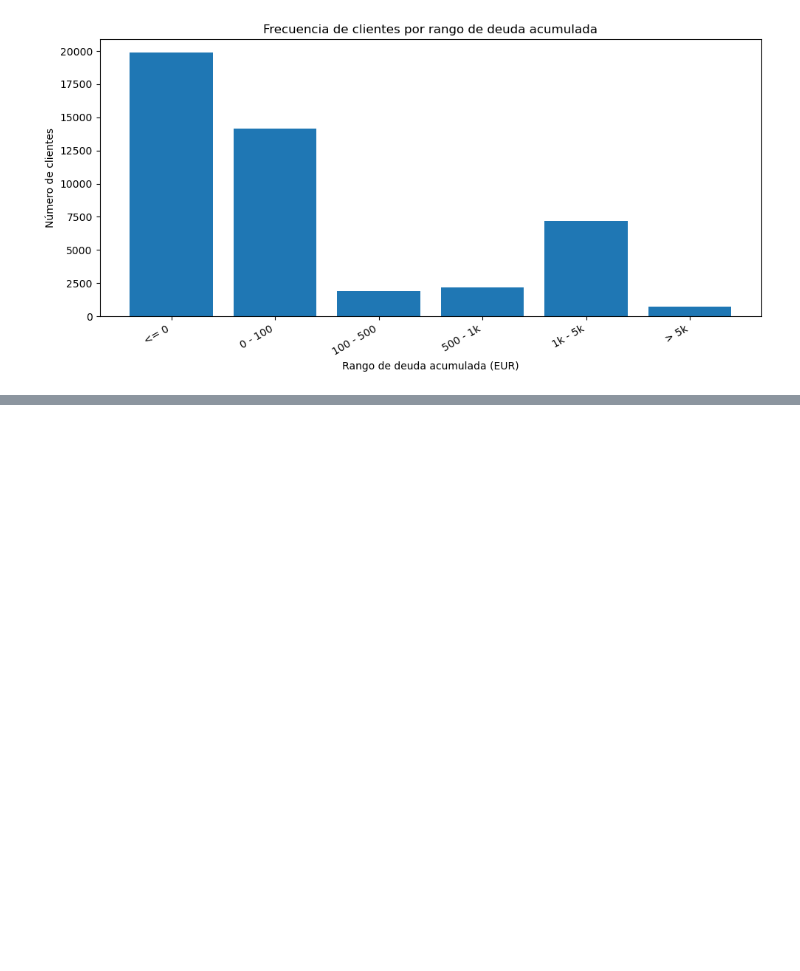
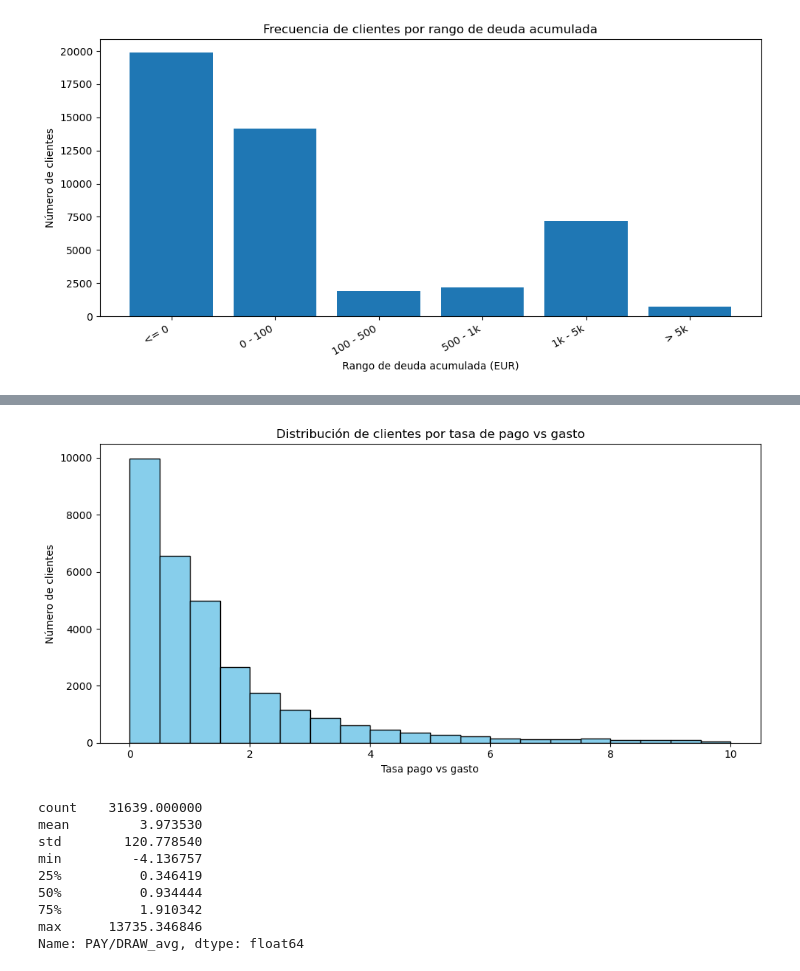
Before and after one commit to Jobo136/FinPlusAnalytics_JohnVonFumann, a Jupyter notebook: notebooks/metricas.ipynb, the cells around one changed output, grey strips where cells are left out. Saved outputs shown, nothing was run; the diff lists cells and outputs as text; code cells hidden in the pictures; blank space fills up the shorter version.

```diff
--- a/notebooks/metricas.ipynb
+++ b/notebooks/metricas.ipynb
@@ -1012,0 +1245,44 @@ plt.show()
+# %%
+# Cálculo de tasa de utilización
+w = Window.partitionBy("CLIENT_ID").orderBy(F.col("DATE").desc())
+w1 = Window.partitionBy("CLIENT_ID") \
+          .orderBy(F.col("DATE").asc()) \
+          .rowsBetween(Window.unboundedPreceding, Window.currentRow)
+
+df_util = behavioural_df \
+    .withColumn("PAY/DRAW", F.when(F.col("CREDIT_CARD_DRAWINGS") != 0,
+                                F.col("CREDIT_CARD_PAYMENT") / F.col("CREDIT_CARD_DRAWINGS"))
+                           .otherwise(None)) \
+    .withColumn("PAY/DRAW_avg", F.avg("PAY/DRAW").over(w1))
+
+df_util_latest = (
+    df_util
+    .withColumn("row_num", F.row_number().over(w))
+    .filter(F.col("row_num") == 1)
+    .drop("row_num")
+)
+
+pdf = df_util_latest.select("CLIENT_ID", "PAY/DRAW_avg").toPandas()
+
+# Histograma con matplotlib (bins ajustables)
+plt.figure(figsize=(10,5))
+plt.hist(pdf["PAY/DRAW_avg"], bins=20, range=(0,10), color='skyblue', edgecolor='black')
+plt.xlabel("Tasa pago vs gasto")
+plt.ylabel("Número de clientes")
+plt.title("Distribución de clientes por tasa de pago vs gasto")
+plt.tight_layout()
+plt.show()
+
+
+pdf["PAY/DRAW_avg"].describe()
+# %% [output]
+[figure, added]
+count    31639.000000
+mean         3.973530
+std        120.778540
+min         -4.136757
+25%          0.346419
+50%          0.934444
+75%          1.910342
+max      13735.346846
+Name: PAY/DRAW_avg, dtype: float64
```
Also changed, not shown: parts of 9 cells of this notebook.
